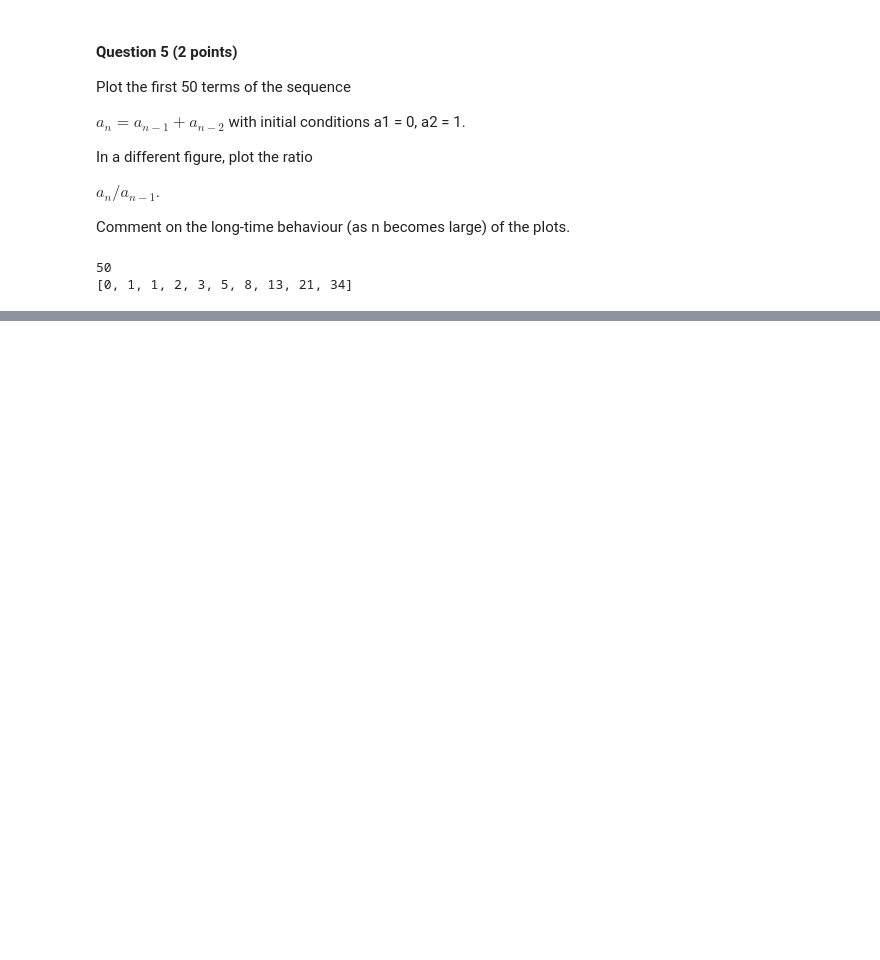
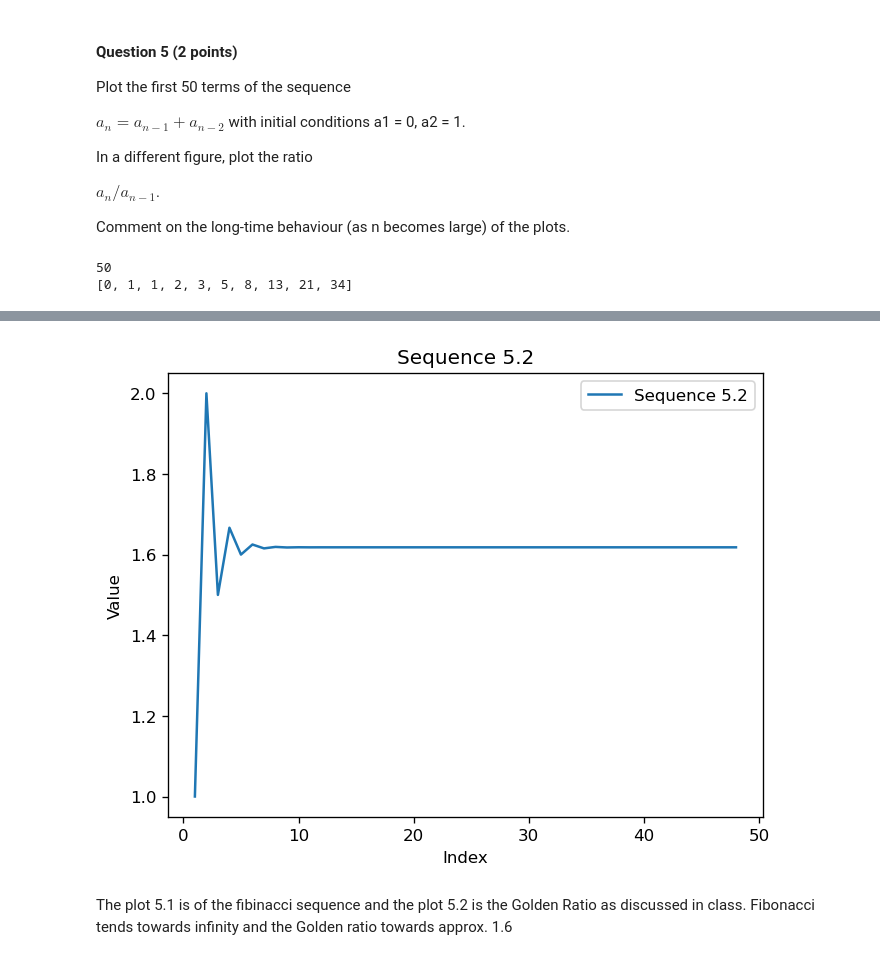
Before and after one commit to robwhite-lis/complexity_quizzes, a Jupyter notebook: Quizz1.ipynb, the cells around one changed output, grey strips where cells are left out. Cells and saved outputs as stored; diff of their text form; code cells hidden in the pictures; blank space fills up the shorter version.

```diff
--- a/Quizz1.ipynb
+++ b/Quizz1.ipynb
@@ -375,11 +356,15 @@ ZeroDivisionError: float division by zero
 # %%
-xlist = np.linspace(1,50,50)
-ylist = data
+xlist = np.linspace(1,48,48)
+ylist = ratio
 # %%
 plt.figure(num=0,dpi=120)
 plt.plot(xlist,ylist, label="Sequence 5.2")
 plt.title("Sequence 5.2")
 plt.xlabel("Index")
-plt.ylabel("Value f2")
+plt.ylabel("Value")
 plt.legend()
 plt.show()
+# %% [output]
+[figure, added]
+# %% [markdown]
+The plot 5.1 is of the fibinacci sequence and the plot 5.2 is the Golden Ratio as discussed in class. Fibonacci tends towards infinity and the Golden ratio towards approx. 1.6
```
Also changed, not shown: parts of 11 cells of this notebook.
